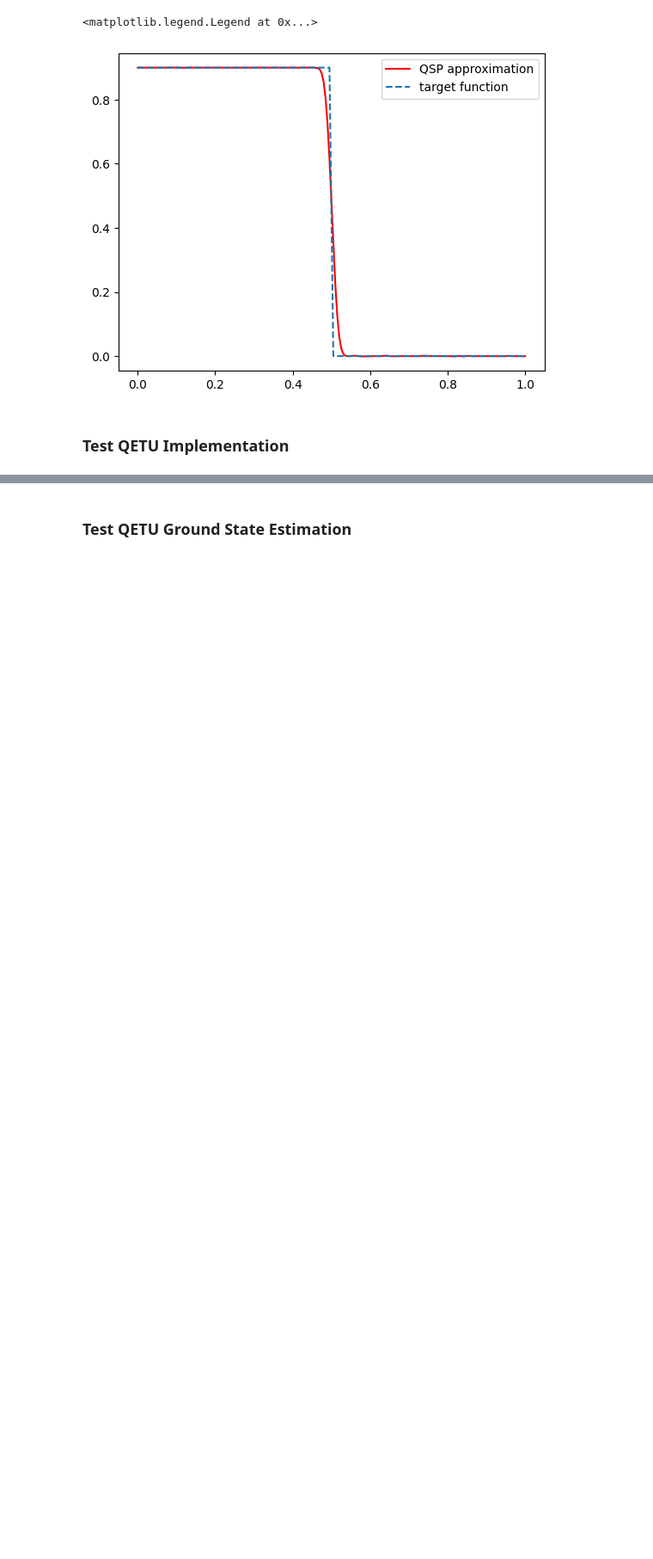
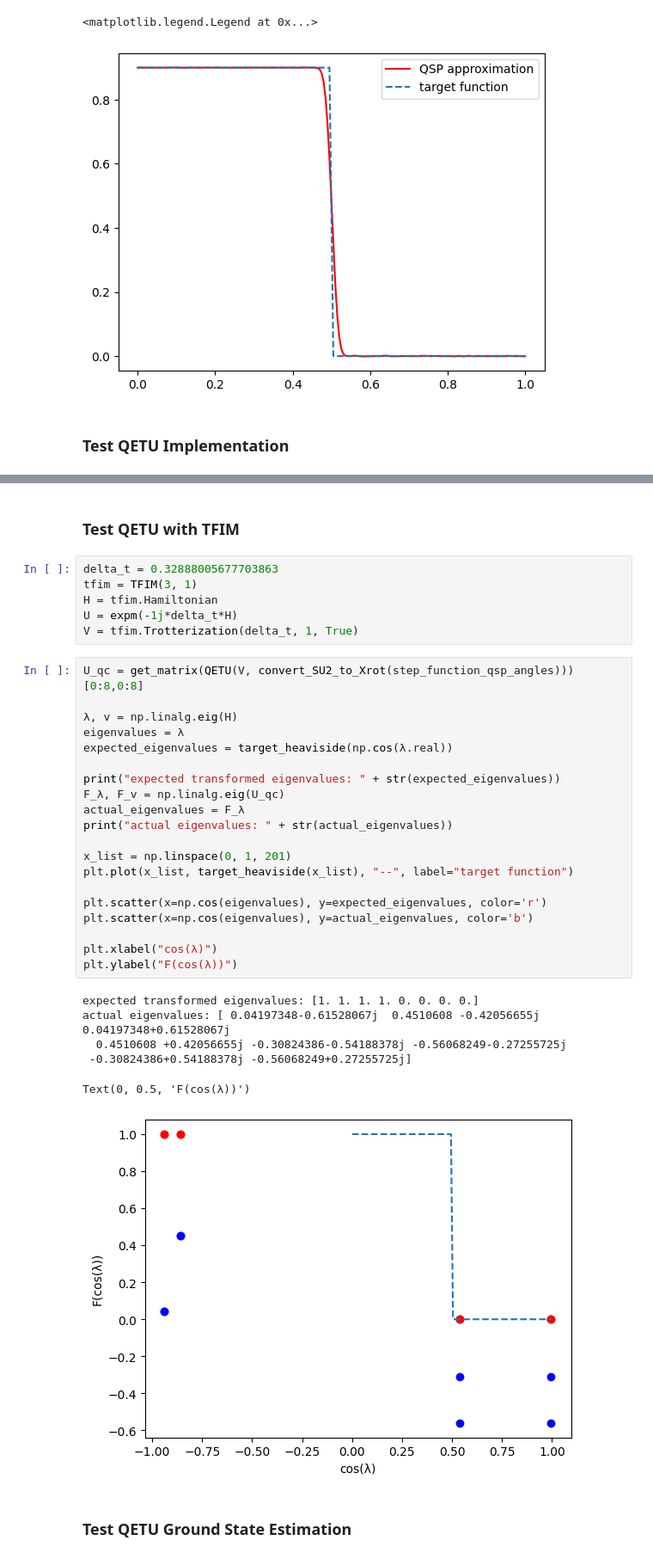
Before and after one commit to thilomueller/QETU, a Jupyter notebook: test_qetu.ipynb, the cells around one changed output, grey strips where cells are left out. Shown at 86% size. Cells and saved outputs as stored; diff of their text form; blank space fills up the shorter version.

```diff
--- a/test_qetu.ipynb
+++ b/test_qetu.ipynb
@@ -212,3 +217,38 @@ Text(0, 0.5, 'U = F(cos(λ/2))')
+# %% [markdown]
+### Test QETU with TFIM
+# %%
+delta_t = 0.32888005677703863
+tfim = TFIM(3, 1)
+H = tfim.Hamiltonian
+U = expm(-1j*delta_t*H)
+V = tfim.Trotterization(delta_t, 1, True)
+# %%
+U_qc = get_matrix(QETU(V, convert_SU2_to_Xrot(step_function_qsp_angles)))[0:8,0:8]
+
+λ, v = np.linalg.eig(H)
+eigenvalues = λ
+expected_eigenvalues = target_heaviside(np.cos(λ.real))
+
+print("expected transformed eigenvalues: " + str(expected_eigenvalues))
+F_λ, F_v = np.linalg.eig(U_qc)
+actual_eigenvalues = F_λ
+print("actual eigenvalues: " + str(actual_eigenvalues))
+
+x_list = np.linspace(0, 1, 201)
+plt.plot(x_list, target_heaviside(x_list), "--", label="target function")
+
+plt.scatter(x=np.cos(eigenvalues), y=expected_eigenvalues, color='r')
+plt.scatter(x=np.cos(eigenvalues), y=actual_eigenvalues, color='b')
+
+plt.xlabel("cos(λ)")
+plt.ylabel("F(cos(λ))")
+# %% [output]
+expected transformed eigenvalues: [1. 1. 1. 1. 0. 0. 0. 0.]
+actual eigenvalues: [ 0.04197348-0.61528067j  0.4510608 -0.42056655j  0.04197348+0.61528067j
+  0.4510608 +0.42056655j -0.30824386-0.54188378j -0.56068249-0.27255725j
+ -0.30824386+0.54188378j -0.56068249+0.27255725j]
+Text(0, 0.5, 'F(cos(λ))')
+[figure, added]
 # %% [markdown]
 ### Test QETU Ground State Estimation
 # %%
```
Also changed, not shown: parts of 6 cells of this notebook, 3 other files.
